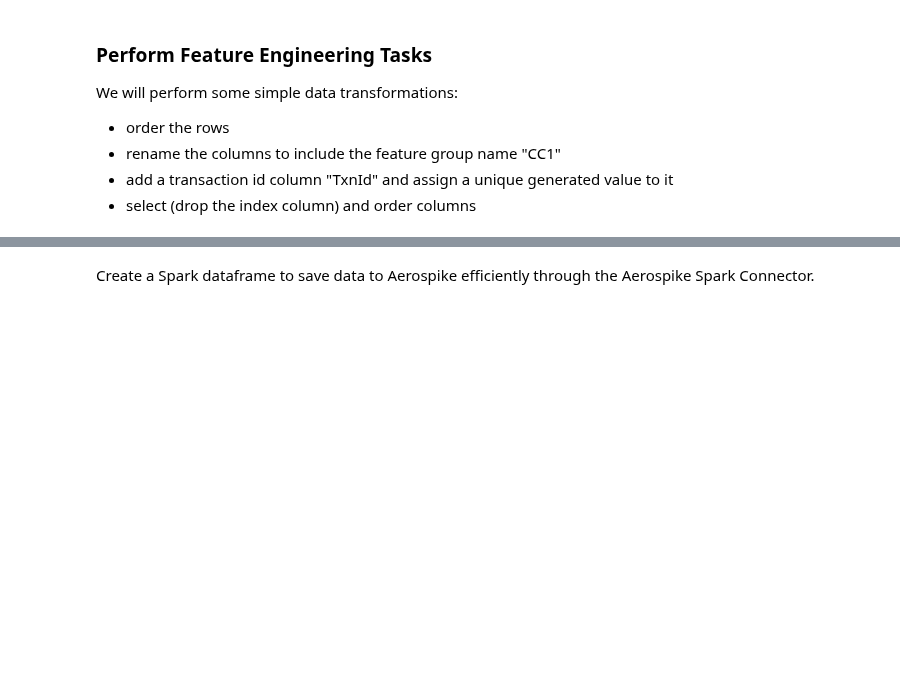
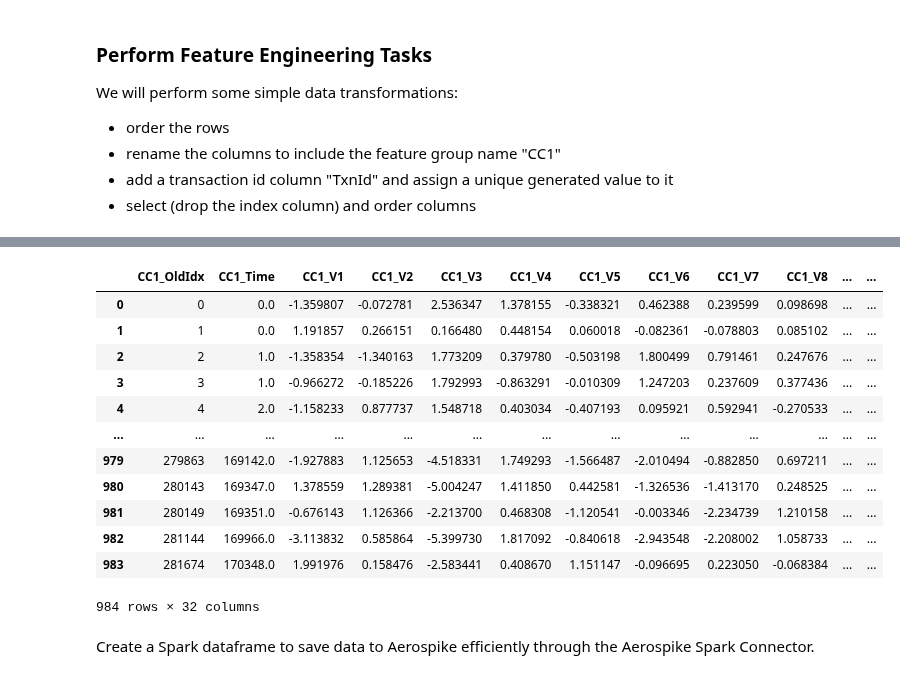
Before and after one commit to neelp-git/experiments, a Jupyter notebook: notebooks/spark/feature-store-feature-eng.ipynb, the cells around one changed output, grey strips where cells are left out. Cells and saved outputs as stored; diff of their text form; code cells hidden in the pictures; blank space fills up the shorter version.

```diff
--- a/notebooks/spark/feature-store-feature-eng.ipynb
+++ b/notebooks/spark/feature-store-feature-eng.ipynb
@@ -635,2 +670,21 @@ df.toPandas().head()
+# %%
+# rename the columns to include the feature group "CC1"
+curr_columns = data.columns
+data = data.rename(columns=dict(zip(curr_columns, ["CC1_"+c for c in curr_columns])))
+data
+# %% [output]
+|  | CC1_OldIdx | CC1_Time | CC1_V1 | CC1_V2 | CC1_V3 | CC1_V4 | CC1_V5 | CC1_V6 | CC1_V7 | CC1_V8 | ... | ... |
+| 0 | 0 | 0.0 | -1.359807 | -0.072781 | 2.536347 | 1.378155 | -0.338321 | 0.462388 | 0.239599 | 0.098698 | ... | ... |
+| 1 | 1 | 0.0 | 1.191857 | 0.266151 | 0.166480 | 0.448154 | 0.060018 | -0.082361 | -0.078803 | 0.085102 | ... | ... |
+| 2 | 2 | 1.0 | -1.358354 | -1.340163 | 1.773209 | 0.379780 | -0.503198 | 1.800499 | 0.791461 | 0.247676 | ... | ... |
+| 3 | 3 | 1.0 | -0.966272 | -0.185226 | 1.792993 | -0.863291 | -0.010309 | 1.247203 | 0.237609 | 0.377436 | ... | ... |
+| 4 | 4 | 2.0 | -1.158233 | 0.877737 | 1.548718 | 0.403034 | -0.407193 | 0.095921 | 0.592941 | -0.270533 | ... | ... |
+| ... | ... | ... | ... | ... | ... | ... | ... | ... | ... | ... | ... | ... |
+| 979 | 279863 | 169142.0 | -1.927883 | 1.125653 | -4.518331 | 1.749293 | -1.566487 | -2.010494 | -0.882850 | 0.697211 | ... | ... |
+| 980 | 280143 | 169347.0 | 1.378559 | 1.289381 | -5.004247 | 1.411850 | 0.442581 | -1.326536 | -1.413170 | 0.248525 | ... | ... |
+| 981 | 280149 | 169351.0 | -0.676143 | 1.126366 | -2.213700 | 0.468308 | -1.120541 | -0.003346 | -2.234739 | 1.210158 | ... | ... |
+| 982 | 281144 | 169966.0 | -3.113832 | 0.585864 | -5.399730 | 1.817092 | -0.840618 | -2.943548 | -2.208002 | 1.058733 | ... | ... |
+| 983 | 281674 | 170348.0 | 1.991976 | 0.158476 | -2.583441 | 0.408670 | 1.151147 | -0.096695 | 0.223050 | -0.068384 | ... | ... |
+984 rows × 32 columns
 # %% [markdown]
 Create a Spark dataframe to save data to Aerospike efficiently through the Aerospike Spark Connector.
```
Also changed, not shown: parts of 36 cells of this notebook.
